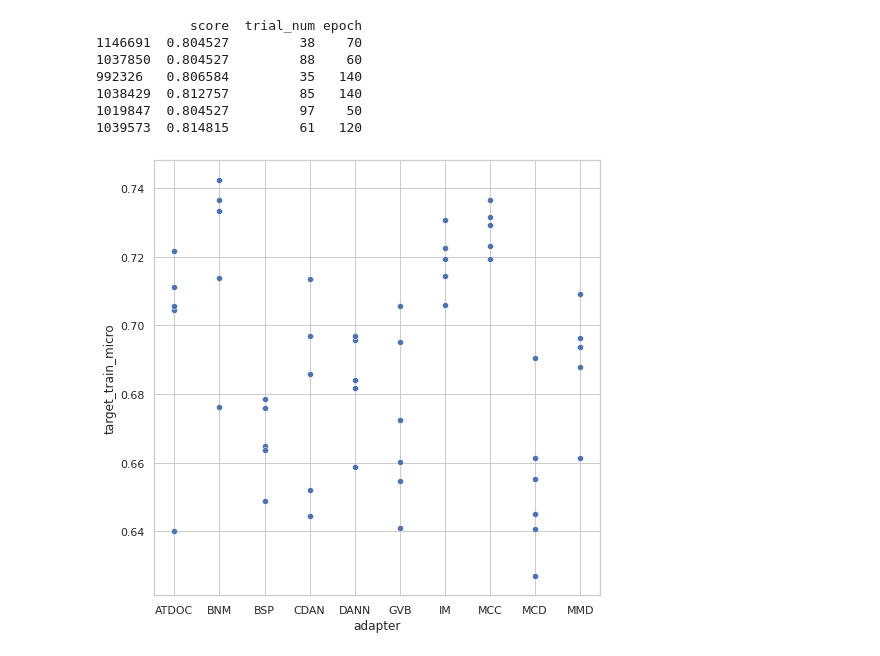
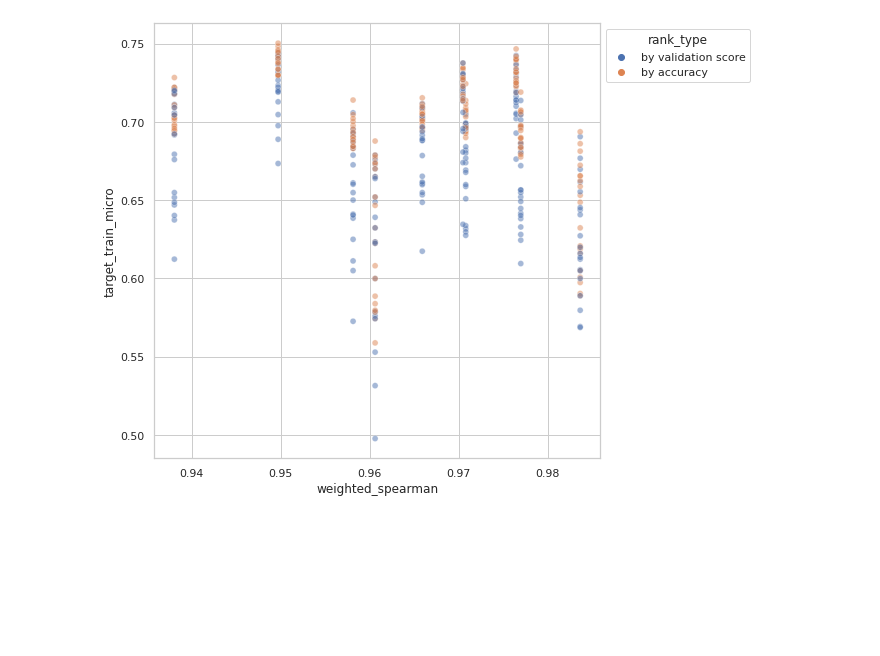
Before and after one commit to KevinMusgrave/powerful-benchmarker, a Jupyter notebook: notebooks/PlotCorrVsAcc.ipynb, the cells around one changed output. Cells and saved outputs as stored; diff of their text form; code cells hidden in the pictures; blank space fills up the shorter version.

```diff
--- a/notebooks/PlotCorrVsAcc.ipynb
+++ b/notebooks/PlotCorrVsAcc.ipynb
@@ -141,18 +160,17 @@ df1 = pd.read_pickle()
 df2 = pd.read_pickle()
 df = pd.concat([df1, df2], axis=0)
 # %%
-# corr_name = "weighted_spearman"
-# corr = _get_correlation(df.copy(), True, 0.0, corr_name)
-# corr = pd.melt(
-#             corr,
-#             id_vars=["validator", "validator_args", "task"],
-#             value_vars=adapter_names(),
-#             var_name="adapter",
-#             value_name=corr_name,
-#         )
-# assert len(corr["task"].unique()) == 1
-# corr = corr.merge(df)
-corr = df.copy()
+corr_name = "weighted_spearman"
+corr = _get_correlation(df.copy(), True, 0.0, corr_name)
+corr = pd.melt(
+            corr,
+            id_vars=["validator", "validator_args", "task"],
+            value_vars=adapter_names(),
+            var_name="adapter",
+            value_name=corr_name,
+        )
+assert len(corr["task"].unique()) == 1
+corr = corr.merge(df)
 corr = unify_validator_columns(
     corr, new_col_name="unified_validator", drop_validator_args=False
 )
@@ -174,17 +190,9 @@ best_per_adapter = _get_best_accuracy_per_adapter(corr, nlargest=100, rank_by="s
-# %%
-to_plot = best_per_adapter[best_per_adapter["rank"] <= 5]
-to_plot = to_plot.sort_values(by=["adapter"])
-to_plot["adapter"] = to_plot["adapter"].str.replace("Config", "")
-print(to_plot[to_plot["adapter"]=="GVB"][["score", "trial_num", "epoch"]])
-
-sns.set(style="whitegrid", rc={"figure.figsize": (8, 8)})
-plot = sns.scatterplot(data=to_plot, x="adapter", y=TARGET_ACCURACY)
-# %% [output]
-            score  trial_num epoch
-1146691  0.804527         38    70
-1037850  0.804527         88    60
-992326   0.806584         35   140
-1038429  0.812757         85   140
-1019847  0.804527         97    50
-1039573  0.814815         61   120
-[figure, removed]
+# %%
+best_by_score = _get_best_accuracy_per_adapter(corr.copy(), nlargest=100, rank_by="score", return_ranks=True)
+best_by_acc = _get_best_accuracy_per_adapter(corr.copy(), nlargest=100, rank_by=TARGET_ACCURACY, return_ranks=True)
+best_by_score["rank_type"] = "by validation score"
+best_by_acc["rank_type"] = "by accuracy"
+best = pd.concat([best_by_score, best_by_acc], axis=0)
+plot_corr_vs_true_and_predicted(best, 20, corr_name)
+# %% [output]
+[figure, added]
```
Also changed, not shown: parts of 3 cells of this notebook.
